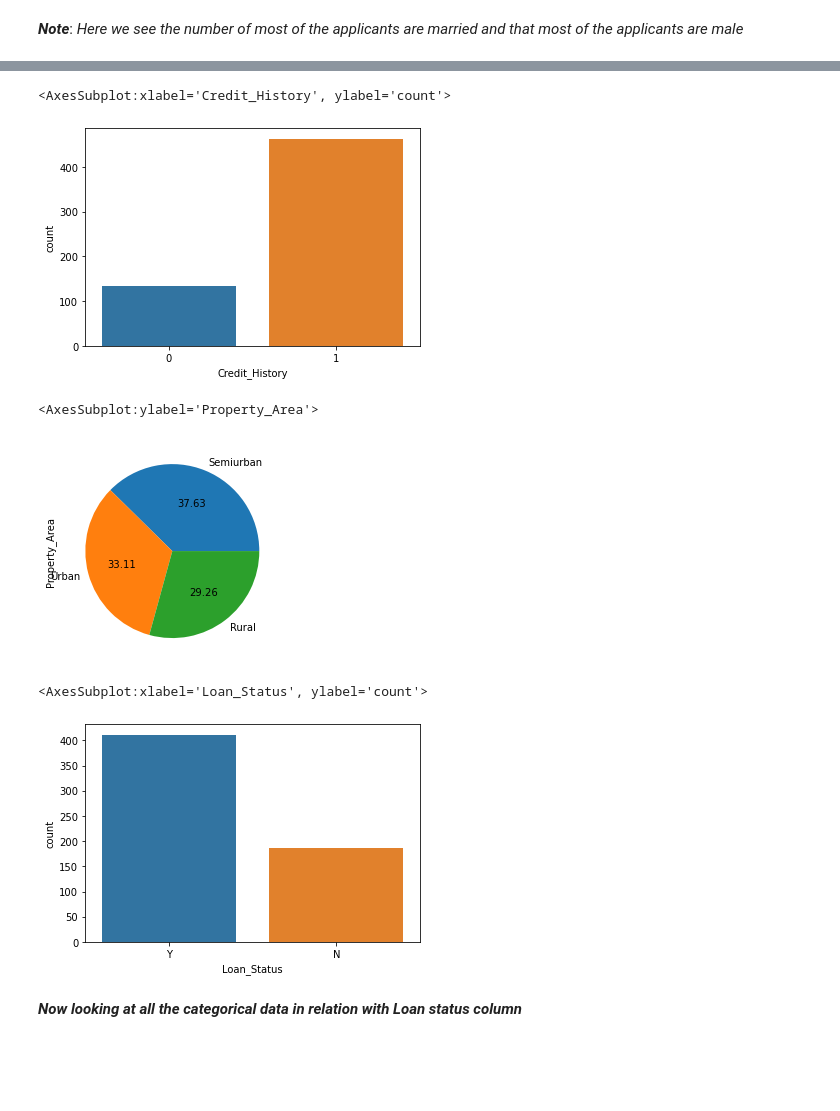
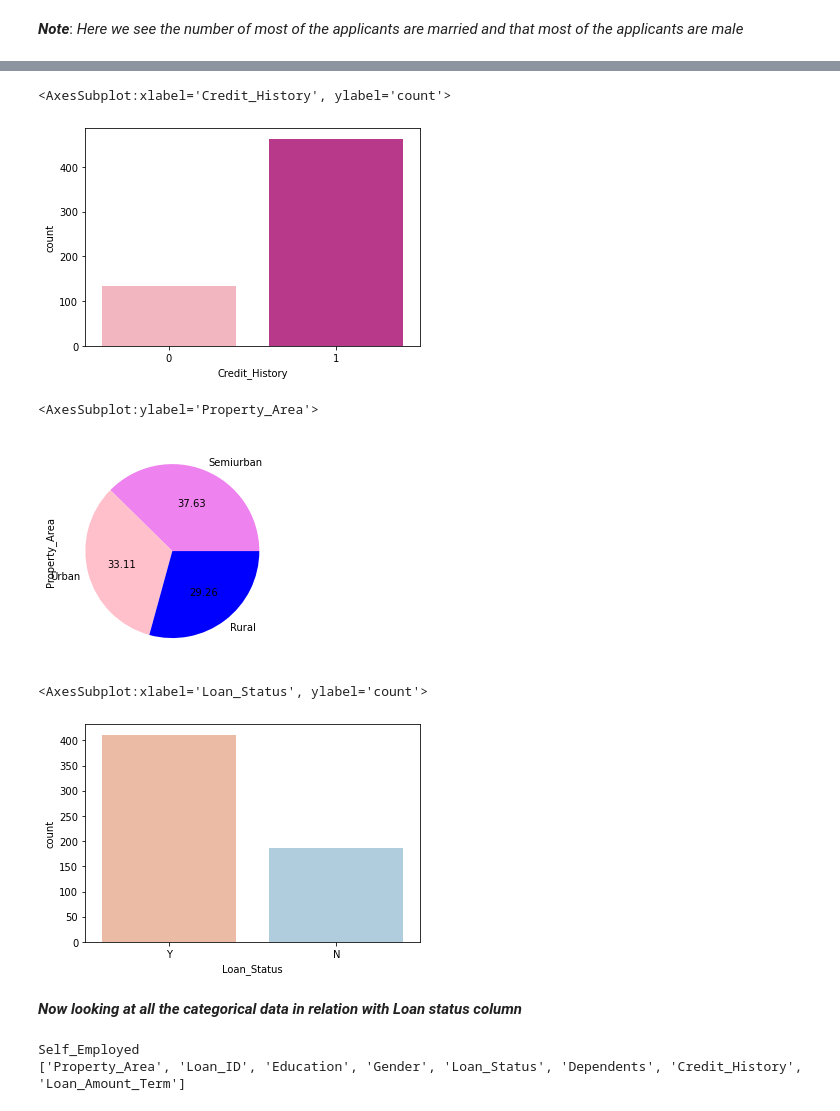
Before and after one commit to gargi-09/My-Kaggle-Work, a Jupyter notebook: exploring-data.ipynb, the cells around one changed output, grey strips where cells are left out. Cells and saved outputs as stored; diff of their text form; code cells hidden in the pictures; blank space fills up the shorter version.

```diff
--- a/exploring-data.ipynb
+++ b/exploring-data.ipynb
@@ -335,20 +335,33 @@ train_df['Self_Employed'].value_counts().plot(kind = 'pie',autopct = '%.2f')
 # %%
 #Credit history column
-sns.countplot(train_df['Credit_History'])
+sns.countplot(train_df['Credit_History'],palette='RdPu')
 # %% [output]
 <AxesSubplot:xlabel='Credit_History', ylabel='count'>
-[figure, old version]
+[figure, new version]
 # %%
 #Property area column
-train_df['Property_Area'].value_counts().plot(kind = 'pie',autopct = '%.2f')
+train_df['Property_Area'].value_counts().plot(kind = 'pie',autopct = '%.2f',colors=['violet','pink','blue'])
 # %% [output]
 <AxesSubplot:ylabel='Property_Area'>
-[figure, old version]
+[figure, new version]
 # %%
 #Loan status column
-sns.countplot(train_df['Loan_Status'])
+sns.countplot(train_df['Loan_Status'],palette='RdBu')
 # %% [output]
 <AxesSubplot:xlabel='Loan_Status', ylabel='count'>
-[figure, old version]
+[figure, new version]
 # %% [markdown]
 ***Now looking at all the categorical data in relation with Loan status column***
+# %%
+cols = train_df.columns
+
+num_cols = train_df._get_numeric_data().columns
+
+category = list(set(cols) - set(num_cols))
+category.pop()
+print(category.pop(0))
+category.extend(['Dependents','Credit_History','Loan_Amount_Term'])
+print(category)
+# %% [output]
+Self_Employed
+['Property_Area', 'Loan_ID', 'Education', 'Gender', 'Loan_Status', 'Dependents', 'Credit_History', 'Loan_Amount_Term']
```
Also changed, not shown: parts of 15 cells of this notebook.
